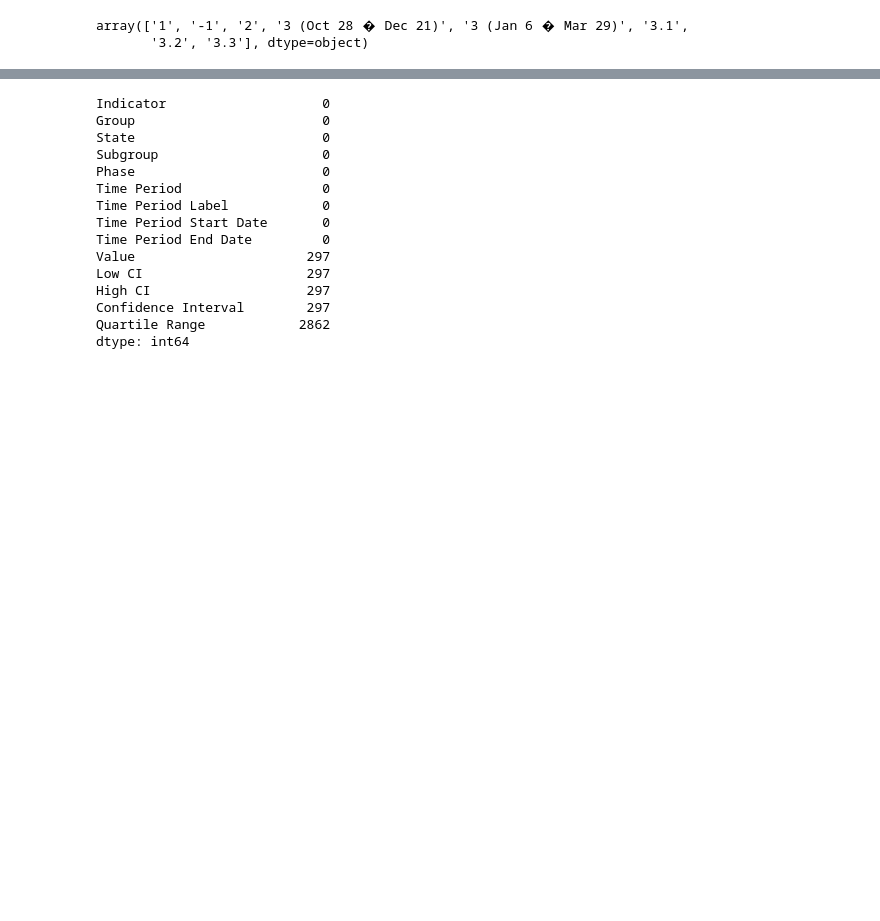
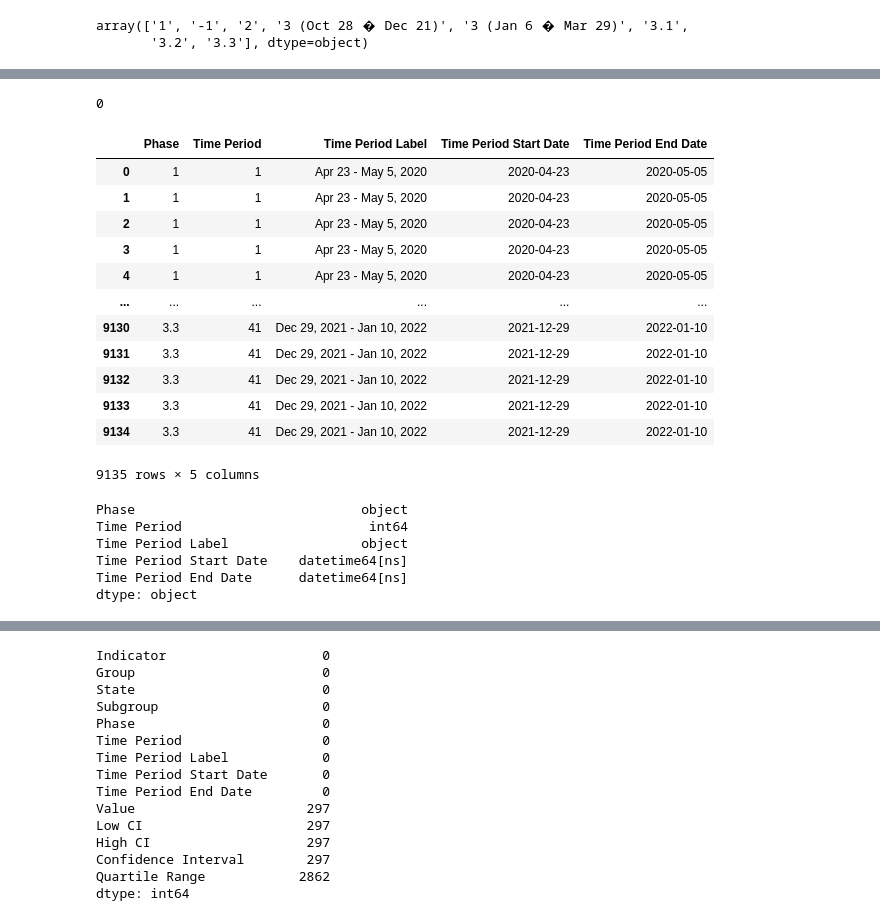
Before and after one commit to lmm2020/EDA-Projects, a Jupyter notebook: EDA_anxiety.ipynb, the cells around one changed output, grey strips where cells are left out. Cells and saved outputs as stored; diff of their text form; code cells hidden in the pictures; blank space fills up the shorter version.

Commit message:
Added  Dates dataframe

```diff
--- a/EDA_anxiety.ipynb
+++ b/EDA_anxiety.ipynb
@@ -131,0 +158,34 @@ array(['1', '-1', '2', '3 (Oct 28 � Dec 21)', '3 (Jan 6 � Mar 29)', '3.1',
+# %%
+df['Time Period Label'].isnull().sum()
+
+#Time Period Label has no missing values and is consistent across the df
+#Using the Time Period Label column will be more reliable for the purpose of standardizing the data than using the Phase column
+# %% [output]
+0
+# %%
+#create df of all date related columns
+Dates = df[['Phase','Time Period','Time Period Label','Time Period Start Date', 'Time Period End Date']]
+Dates
+# %% [output]
+|  | Phase | Time Period | Time Period Label | Time Period Start Date | Time Period End Date |
+| 0 | 1 | 1 | Apr 23 - May 5, 2020 | 2020-04-23 | 2020-05-05 |
+| 1 | 1 | 1 | Apr 23 - May 5, 2020 | 2020-04-23 | 2020-05-05 |
+| 2 | 1 | 1 | Apr 23 - May 5, 2020 | 2020-04-23 | 2020-05-05 |
+| 3 | 1 | 1 | Apr 23 - May 5, 2020 | 2020-04-23 | 2020-05-05 |
+| 4 | 1 | 1 | Apr 23 - May 5, 2020 | 2020-04-23 | 2020-05-05 |
+| ... | ... | ... | ... | ... | ... |
+| 9130 | 3.3 | 41 | Dec 29, 2021 - Jan 10, 2022 | 2021-12-29 | 2022-01-10 |
+| 9131 | 3.3 | 41 | Dec 29, 2021 - Jan 10, 2022 | 2021-12-29 | 2022-01-10 |
+| 9132 | 3.3 | 41 | Dec 29, 2021 - Jan 10, 2022 | 2021-12-29 | 2022-01-10 |
+| 9133 | 3.3 | 41 | Dec 29, 2021 - Jan 10, 2022 | 2021-12-29 | 2022-01-10 |
+| 9134 | 3.3 | 41 | Dec 29, 2021 - Jan 10, 2022 | 2021-12-29 | 2022-01-10 |
+9135 rows × 5 columns
+# %%
+Dates.dtypes
+# %% [output]
+Phase                             object
+Time Period                        int64
+Time Period Label                 object
+Time Period Start Date    datetime64[ns]
+Time Period End Date      datetime64[ns]
+dtype: object
```
Also changed, not shown: parts of 7 cells of this notebook.
